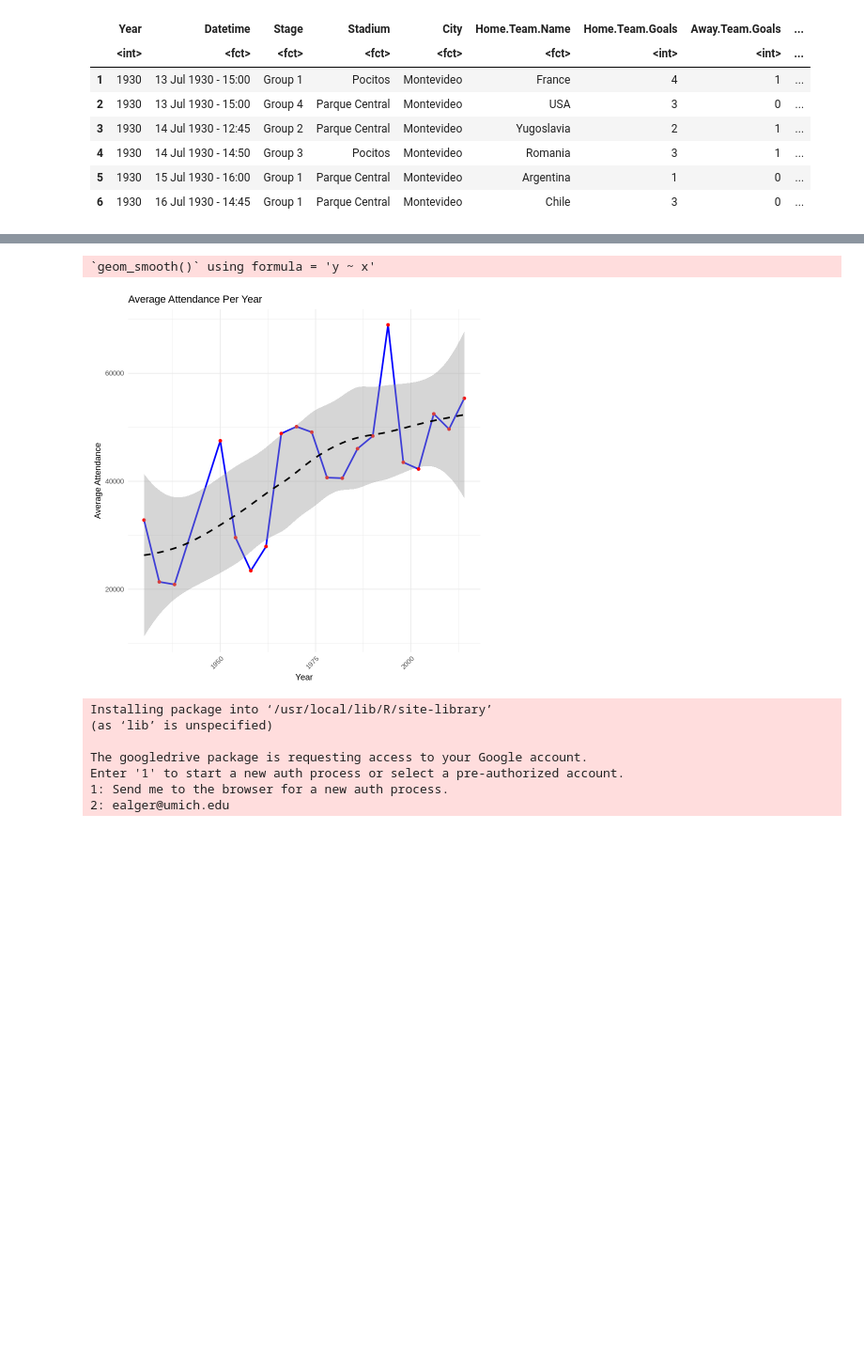
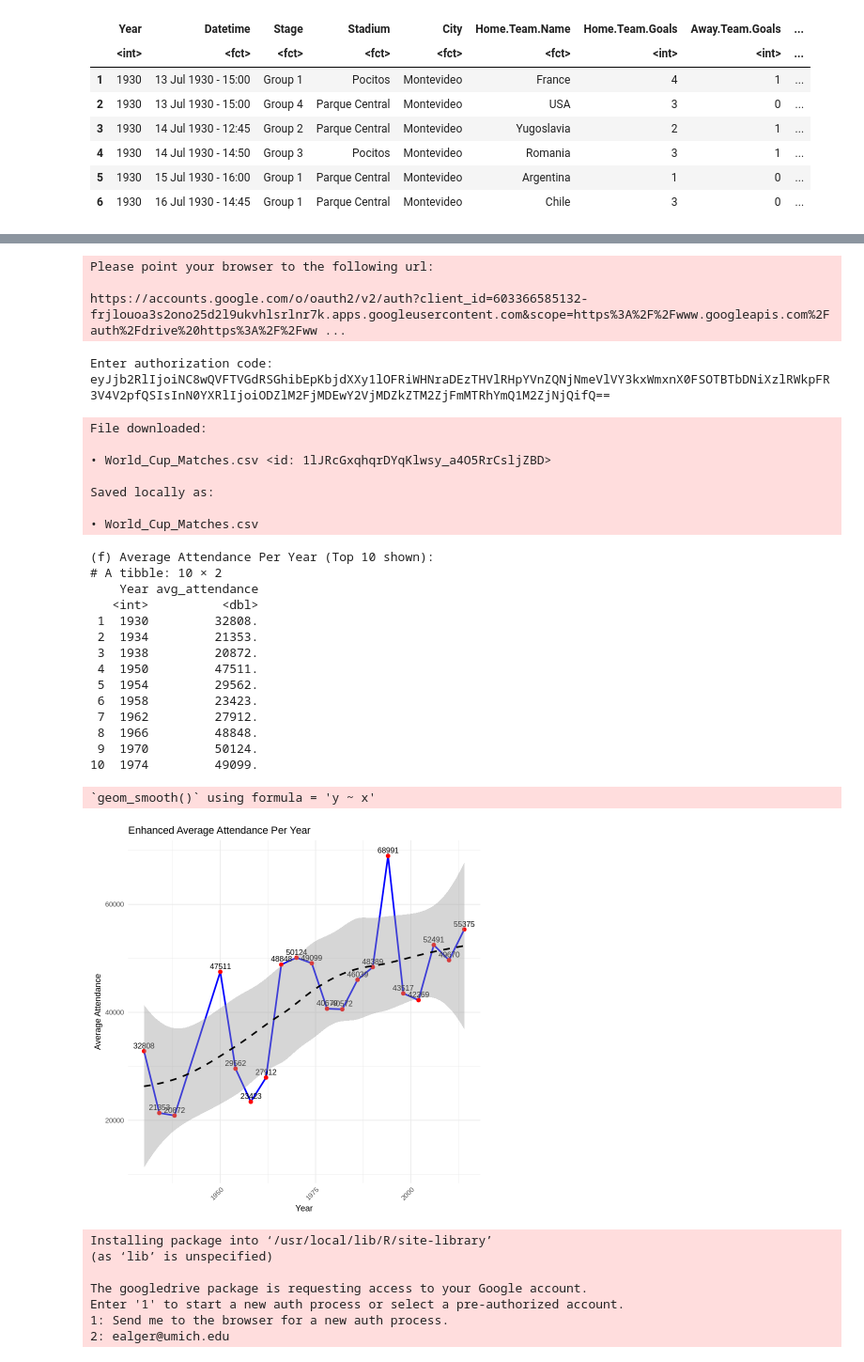
Before and after one commit to ealger22/CSC-302-W1-CSC-302-W2-202520-, a Jupyter notebook: HW2_1.ipynb, the cells around one changed output, grey strips where cells are left out. Shown at 94% size. Drawn from its saved outputs; the diff is of its cells as text; code cells hidden in the pictures; blank space fills up the shorter version.

Commit message:
Updated HW2-1 with attendance analysis and visualization

```diff
--- a/HW2_1.ipynb
+++ b/HW2_1.ipynb
@@ -132,35 +132,50 @@ A data.frame: 6 × 20
 | 5 | 1930 | 15 Jul 1930 - 16:00 | Group 1 | Parque Central | Montevideo | Argentina | 1 | 0 | ... |
 | 6 | 1930 | 16 Jul 1930 - 14:45 | Group 1 | Parque Central | Montevideo | Chile | 3 | 0 | ... |
 # %%
-# Ensure dplyr is installed and loaded
+# Ensure required libraries are installed and loaded
 install.packages("dplyr")
+install.packages("ggplot2")
+install.packages("googledrive")
 library(dplyr)
+library(ggplot2)
+library(googledrive)
 
-# Total goals per home team
-goals_per_team <- world_cup %>%
-  group_by(Home.Team.Name) %>%
-  summarise(total_goals = sum(Home.Team.Goals, na.rm=TRUE))
+# Authenticate Google Drive access
+drive_auth()
 
-cat("\n(e) Total Goals by Home Team:\n")
-print(head(goals_per_team, 10))  # Show only first 10 for readability
+# Define file path from Google Drive (replace FILE_NAME with actual file name)
+file_name <- "World_Cup_Matches.csv"
+drive_download(file_name, path = file_name, overwrite = TRUE)
+
+# Load dataset
+world_cup <- read.csv(file_name)
+
+# Verify dataset is loaded correctly
+if (!"world_cup" %in% ls()) {
+  stop("Error: Dataset 'world_cup' not found. Please check the file path and reload.")
+}
+
+# Check column names
+required_columns <- c("Year", "Attendance")
+missing_columns <- setdiff(required_columns, colnames(world_cup))
+if (length(missing_columns) > 0) {
+  stop(paste("Error: Missing required columns:", paste(missing_columns, collapse=", "))) }
 
 # Average attendance per year
 avg_attendance_per_year <- world_cup %>%
   group_by(Year) %>%
-  summarise(avg_attendance = mean(Attendance, na.rm=TRUE))
+  summarise(avg_attendance = mean(Attendance, na.rm = TRUE))
 
 cat("\n(f) Average Attendance Per Year (Top 10 shown):\n")
 print(head(avg_attendance_per_year, 10))
 
-# Load ggplot2 library
-library(ggplot2)
-
 # Plot attendance trends over time with improvements
 ggplot(avg_attendance_per_year, aes(x = Year, y = avg_attendance)) +
   geom_line(color = "blue", linewidth = 1) +  # Fix deprecated 'size' warning
-  geom_point(color = "red") +
+  geom_point(color = "red", size = 2) +  # Add points for better visibility
+  geom_text(aes(label = round(avg_attendance, 0)), vjust = -0.5, size = 3.5) +  # Add data labels
   geom_smooth(method = "loess", color = "black", linetype = "dashed") +  # Add trend line
-  labs(title = "Average Attendance Per Year",
+  labs(title = "Enhanced Average Attendance Per Year",
        x = "Year",
        y = "Average Attendance") +
   theme_minimal() +
@@ -188,5 +198,30 @@ Installing package into ‘/usr/local/lib/R/site-library’
-`geom_smooth()` using formula = 'y ~ x'
+Please point your browser to the following url:
+
+https://accounts.google.com/o/oauth2/v2/auth?client_id=603366585132-frjlouoa3s2ono25d2l9ukvhlsrlnr7k.apps.googleusercontent.com&scope=https%3A%2F%2Fwww.googleapis.com%2Fauth%2Fdrive%20https%3A%2F%2Fww ...
+Enter authorization code: eyJjb2RlIjoiNC8wQVFTVGdRSGhibEpKbjdXXy1lOFRiWHNraDEzTHVlRHpYVnZQNjNmeVlVY3kxWmxnX0FSOTBTbDNiXzlRWkpFR3V4V2pfQSIsInN0YXRlIjoiODZlM2FjMDEwY2VjMDZkZTM2ZjFmMTRhYmQ1M2ZjNjQifQ==
+File downloaded:
+
+• World_Cup_Matches.csv <id: 1lJRcGxqhqrDYqKlwsy_a4O5RrCsljZBD>
+
+Saved locally as:
+
+• World_Cup_Matches.csv
+(f) Average Attendance Per Year (Top 10 shown):
+# A tibble: 10 × 2
+    Year avg_attendance
+   <int>          <dbl>
+ 1  1930         32808.
+ 2  1934         21353.
+ 3  1938         20872.
+ 4  1950         47511.
+ 5  1954         29562.
+ 6  1958         23423.
+ 7  1962         27912.
+ 8  1966         48848.
+ 9  1970         50124.
+10  1974         49099.
+`geom_smooth()` using formula = 'y ~ x'
-[figure, old version]
+[figure, new version]
 # %%
 # ===============================
 # 📌 Step 1: Load Required Libraries
```
Also changed, not shown: parts of 1 cell of this notebook.
